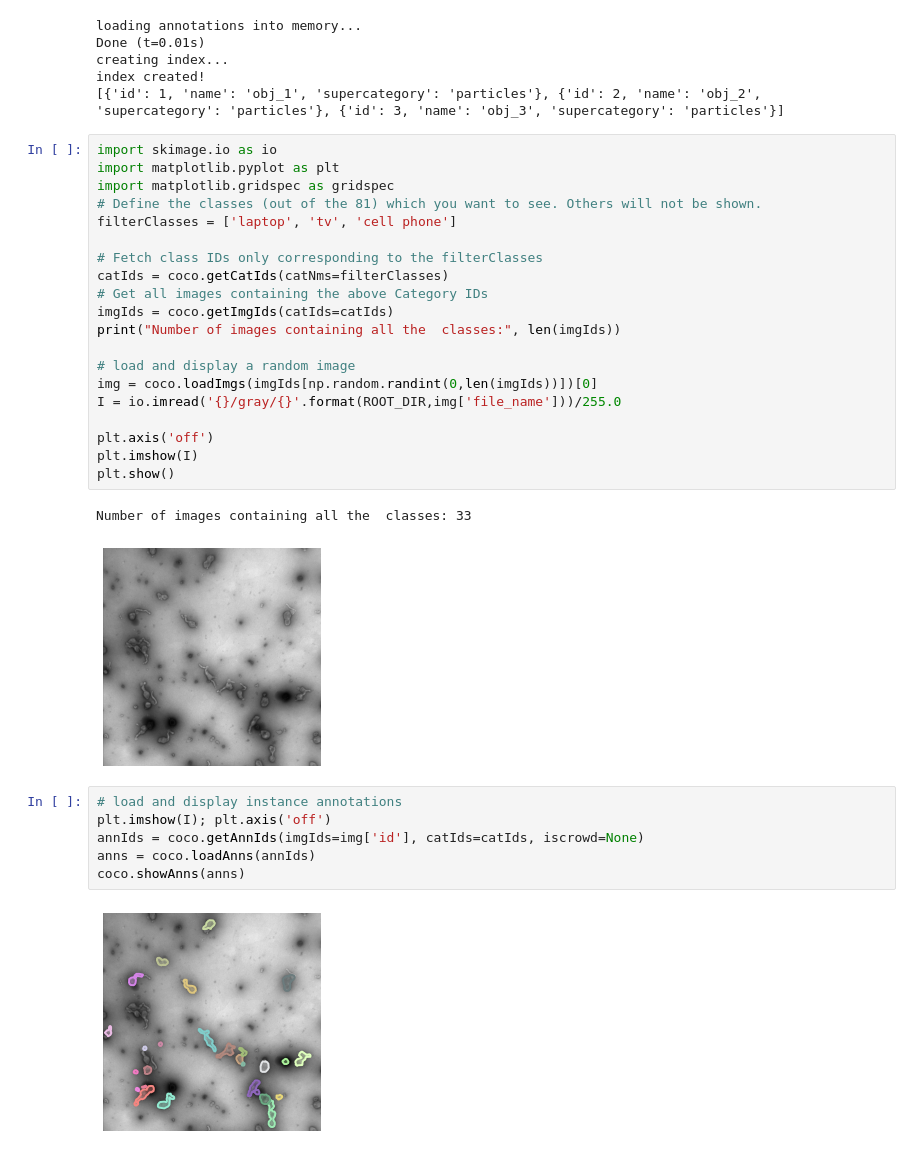
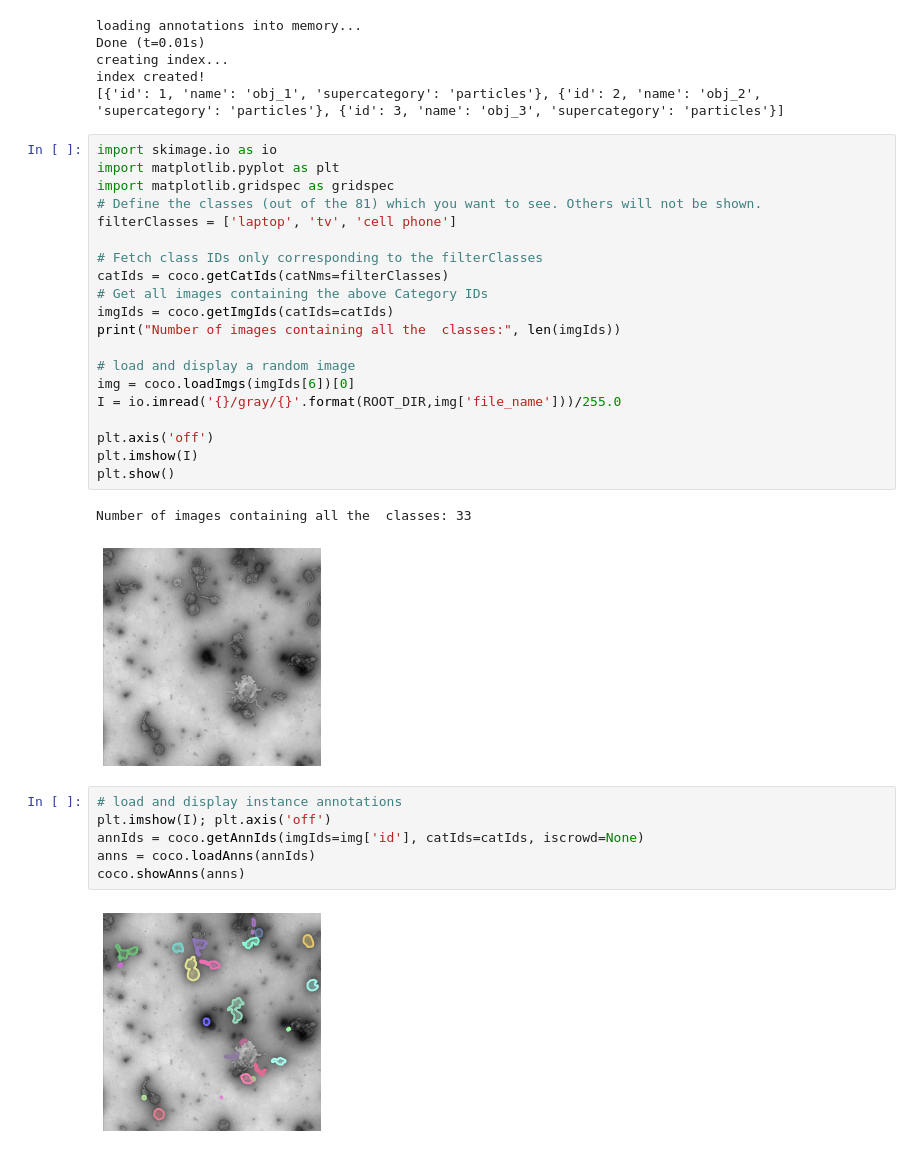
Before and after one commit to bocabolala/ProjCNNFeatureExtractor, a Jupyter notebook: coco_visualization.ipynb, the cells around one changed output. Cells and saved outputs as stored; diff of their text form.

Commit message:
coco vis under control  no random vis

```diff
--- a/coco_visualization.ipynb
+++ b/coco_visualization.ipynb
@@ -26,26 +26,26 @@ index created!
 # %%
 import skimage.io as io
 import matplotlib.pyplot as plt
 import matplotlib.gridspec as gridspec
 # Define the classes (out of the 81) which you want to see. Others will not be shown.
 filterClasses = ['laptop', 'tv', 'cell phone']
 
 # Fetch class IDs only corresponding to the filterClasses
 catIds = coco.getCatIds(catNms=filterClasses)
 # Get all images containing the above Category IDs
 imgIds = coco.getImgIds(catIds=catIds)
 print("Number of images containing all the  classes:", len(imgIds))
 
 # load and display a random image
-img = coco.loadImgs(imgIds[np.random.randint(0,len(imgIds))])[0]
+img = coco.loadImgs(imgIds[6])[0]
 I = io.imread('{}/gray/{}'.format(ROOT_DIR,img['file_name']))/255.0
 
 plt.axis('off')
 plt.imshow(I)
 plt.show()
 # %% [output]
 Number of images containing all the  classes: 33
-[figure, old version]
+[figure, new version]
 # %%
 # load and display instance annotations
 plt.imshow(I); plt.axis('off')
@@ -53,4 +53,4 @@ annIds = coco.getAnnIds(imgIds=img['id'], catIds=catIds, iscrowd=None)
 anns = coco.loadAnns(annIds)
 coco.showAnns(anns)
 # %% [output]
-[figure, old version]
+[figure, new version]
```
